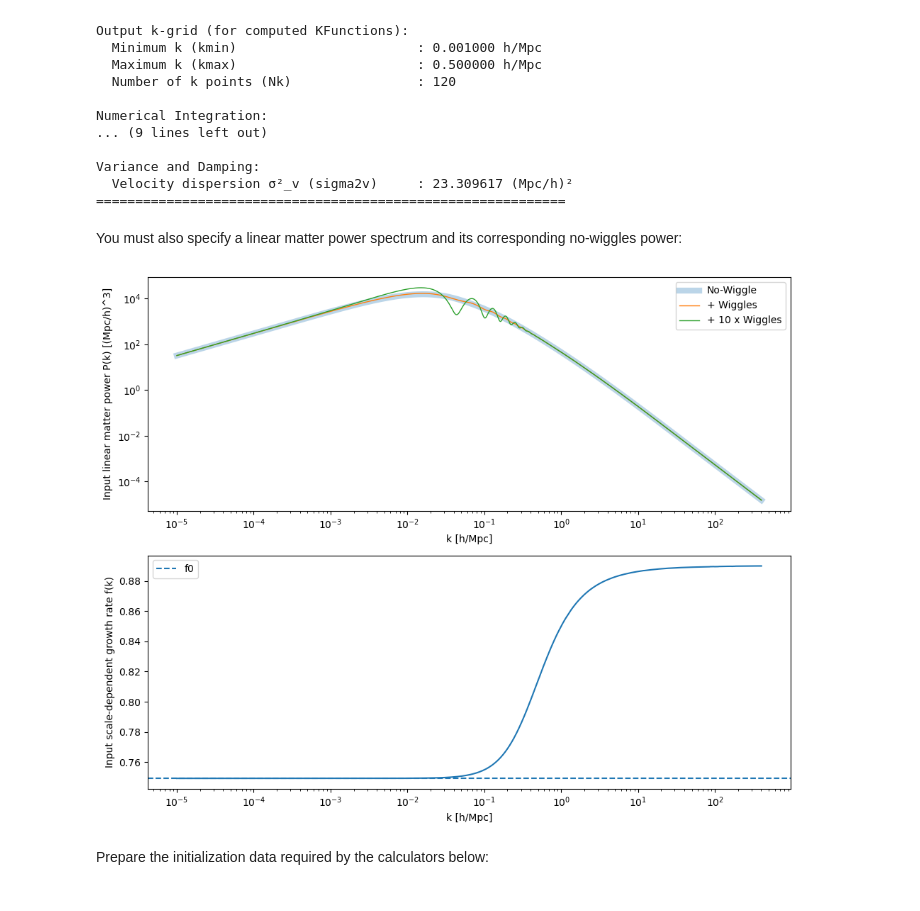
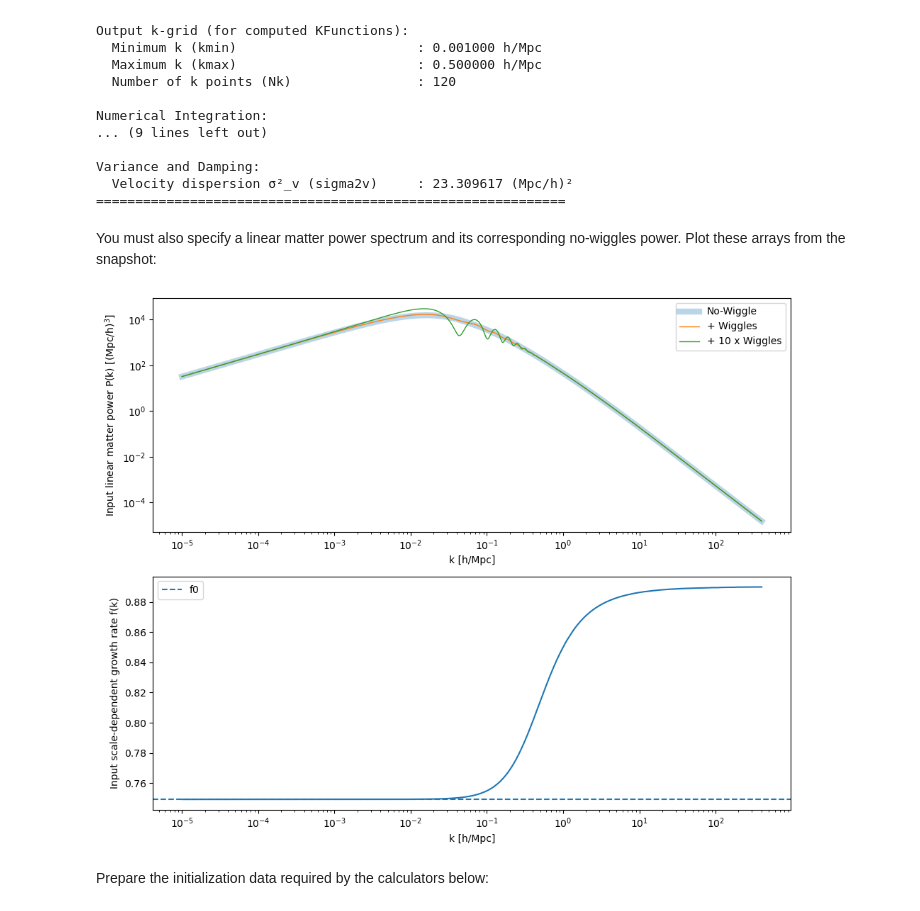
Before and after one commit to cosmodesi/fkptjax, a Jupyter notebook: examples/kfunctions.ipynb, the cells around one changed output. Saved outputs shown, nothing was run; the diff lists cells and outputs as text; code cells hidden in the pictures.

```diff
--- a/examples/kfunctions.ipynb
+++ b/examples/kfunctions.ipynb
@@ -36,32 +37,11 @@ Variance and Damping:
   Velocity dispersion σ²_v (sigma2v)     : 23.309617 (Mpc/h)²
 ============================================================
 # %% [markdown]
-You must also specify a linear matter power spectrum and its corresponding no-wiggles power:
+You must also specify a linear matter power spectrum and its corresponding no-wiggles power. Plot these arrays from the snapshot:
 # %%
-def plot_input_arrays(snap):
-
-    fig, ax = plt.subplots(2, 1, figsize=(10, 8))
-
-    delta = snap.arrays.Pk_in - snap.arrays.Pk_nw_in
-    ax[0].loglog(snap.arrays.k_in, snap.arrays.Pk_nw_in, lw=6, alpha=0.3, label='No-Wiggle')
-    ax[0].loglog(snap.arrays.k_in, snap.arrays.Pk_in, lw=1, label='+ Wiggles')
-    ax[0].loglog(snap.arrays.k_in, snap.arrays.Pk_nw_in + 10 * delta, lw=1, label='+ 10 x Wiggles')
-    ax[0].set_xlabel('k [h/Mpc]')
-    ax[0].set_ylabel('Input linear matter power P(k) [(Mpc/h)^3]')
-    ax[0].legend()
-
-    ax[1].semilogx(snap.arrays.k_in, snap.arrays.f_in)
-    ax[1].axhline(snap.params.f0, ls='--', label='f0')
-    ax[1].legend()
-    ax[1].set_xlabel('k [h/Mpc]')
-    ax[1].set_ylabel('Input scale-dependent growth rate f(k)')
-
-    plt.tight_layout()
-    plt.show()
-
-plot_input_arrays(snap)
+fkptjax.plot.plot_input_arrays(snap.arrays.k_in, snap.arrays.Pk_in, snap.arrays.Pk_nw_in, snap.arrays.f_in, snap.params.f0);
 # %% [output]
-[figure, old version]
+[figure, new version]
 # %% [markdown]
 Prepare the initialization data required by the calculators below:
 # %%
```
Also changed, not shown: parts of 10 cells of this notebook.
